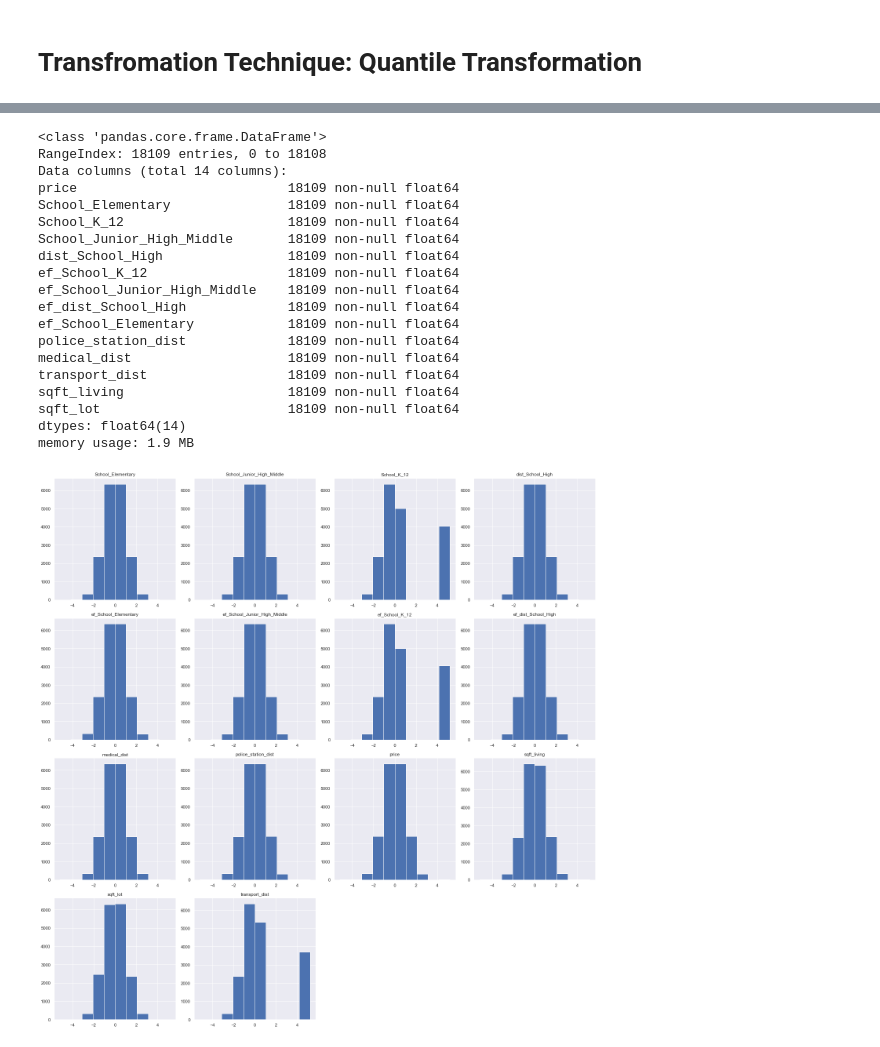
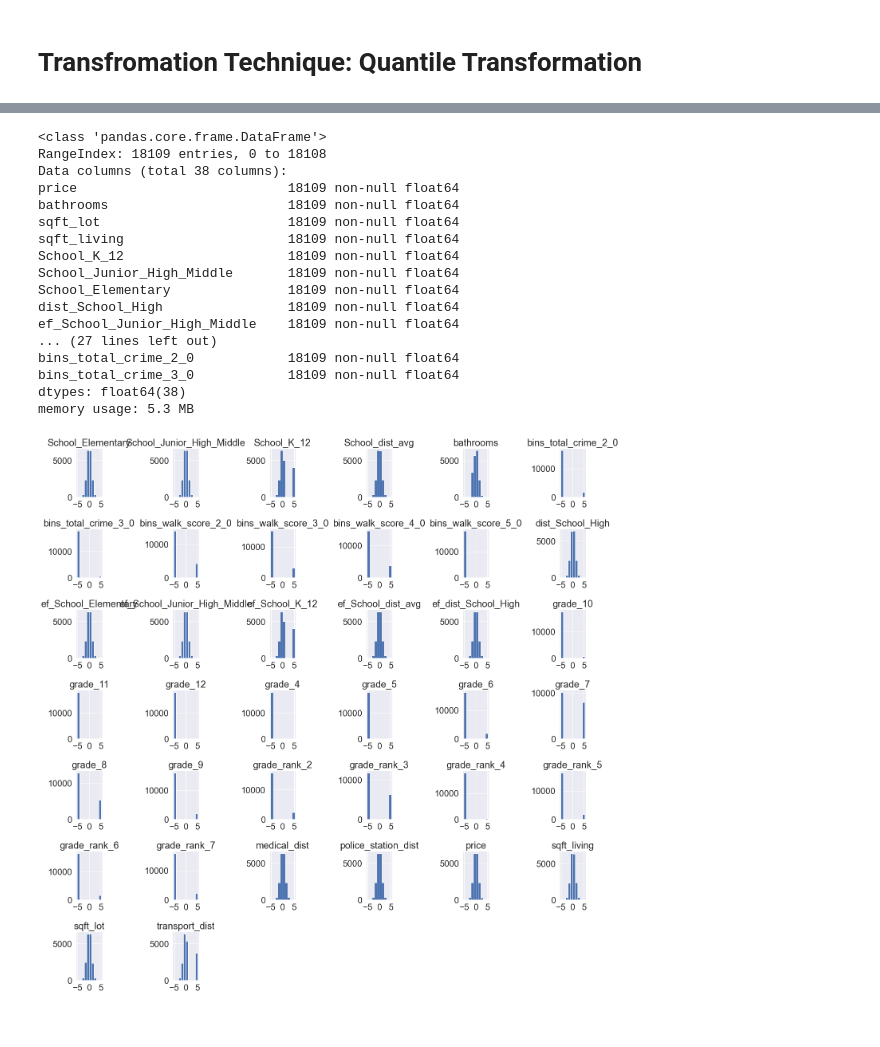
Before and after one commit to Eric-G-Romano/dsc-phase-2-project, a Jupyter notebook: Data_Prep.ipynb, the cells around one changed output, grey strips where cells are left out. Saved outputs shown, nothing was run; the diff lists cells and outputs as text; code cells hidden in the pictures.

```diff
--- a/Data_Prep.ipynb
+++ b/Data_Prep.ipynb
@@ -567,0 +810,3 @@ df_norm_final.to_csv('df_norm_final', index=False)
+# %%
+df_quantile = pd.concat([df_cont_quantile, grade_dummy, grade_rank_dummy, bins_walk_score_dummy, bins_total_crime_dummy], axis=1)
+df_quantile.info()
@@ -568 +831,3 @@ df_norm_final.to_csv('df_norm_final', index=False)
+# %%
+df_quantile.columns = df_quantile.columns.str.replace('.','_')
 # %%
@@ -587,0 +856,2 @@ df_cont_quantile
+# %%
+transform = df_quantile.columns.tolist()
@@ -588,4 +874,4 @@ df_cont_quantile
 # %%
 from sklearn.preprocessing import QuantileTransformer
 qt = QuantileTransformer(output_distribution='normal')
-df_cont_quantile[transform] = qt.fit_transform(df_cont_quantile[transform])
+df_quantile[transform] = qt.fit_transform(df_quantile[transform])
@@ -619,27 +894,25 @@ df_cont_quantile
 # %%
-df_cont_quantile.info()
+df_quantile.info()
 # %% [output]
 <class 'pandas.core.frame.DataFrame'>
 RangeIndex: 18109 entries, 0 to 18108
-Data columns (total 14 columns):
+Data columns (total 38 columns):
 price                           18109 non-null float64
-School_Elementary               18109 non-null float64
+bathrooms                       18109 non-null float64
+sqft_lot                        18109 non-null float64
+sqft_living                     18109 non-null float64
 School_K_12                     18109 non-null float64
 School_Junior_High_Middle       18109 non-null float64
+School_Elementary               18109 non-null float64
 dist_School_High                18109 non-null float64
-ef_School_K_12                  18109 non-null float64
 ef_School_Junior_High_Middle    18109 non-null float64
-ef_dist_School_High             18109 non-null float64
-ef_School_Elementary            18109 non-null float64
-police_station_dist             18109 non-null float64
-medical_dist                    18109 non-null float64
-transport_dist                  18109 non-null float64
-sqft_living                     18109 non-null float64
-sqft_lot                        18109 non-null float64
-dtypes: float64(14)
-memory usage: 1.9 MB
+... (27 lines left out)
+bins_total_crime_2_0            18109 non-null float64
+bins_total_crime_3_0            18109 non-null float64
+dtypes: float64(38)
+memory usage: 5.3 MB
 # %%
-df_cont_quantile.hist(figsize=(20,20))
+df_quantile.hist(figsize=(20,20))
 plt.tight_layout();
 # %% [output]
-[figure, old version]
+[figure, new version]
```
Also changed, not shown: parts of 69 cells of this notebook, 4 other files.
